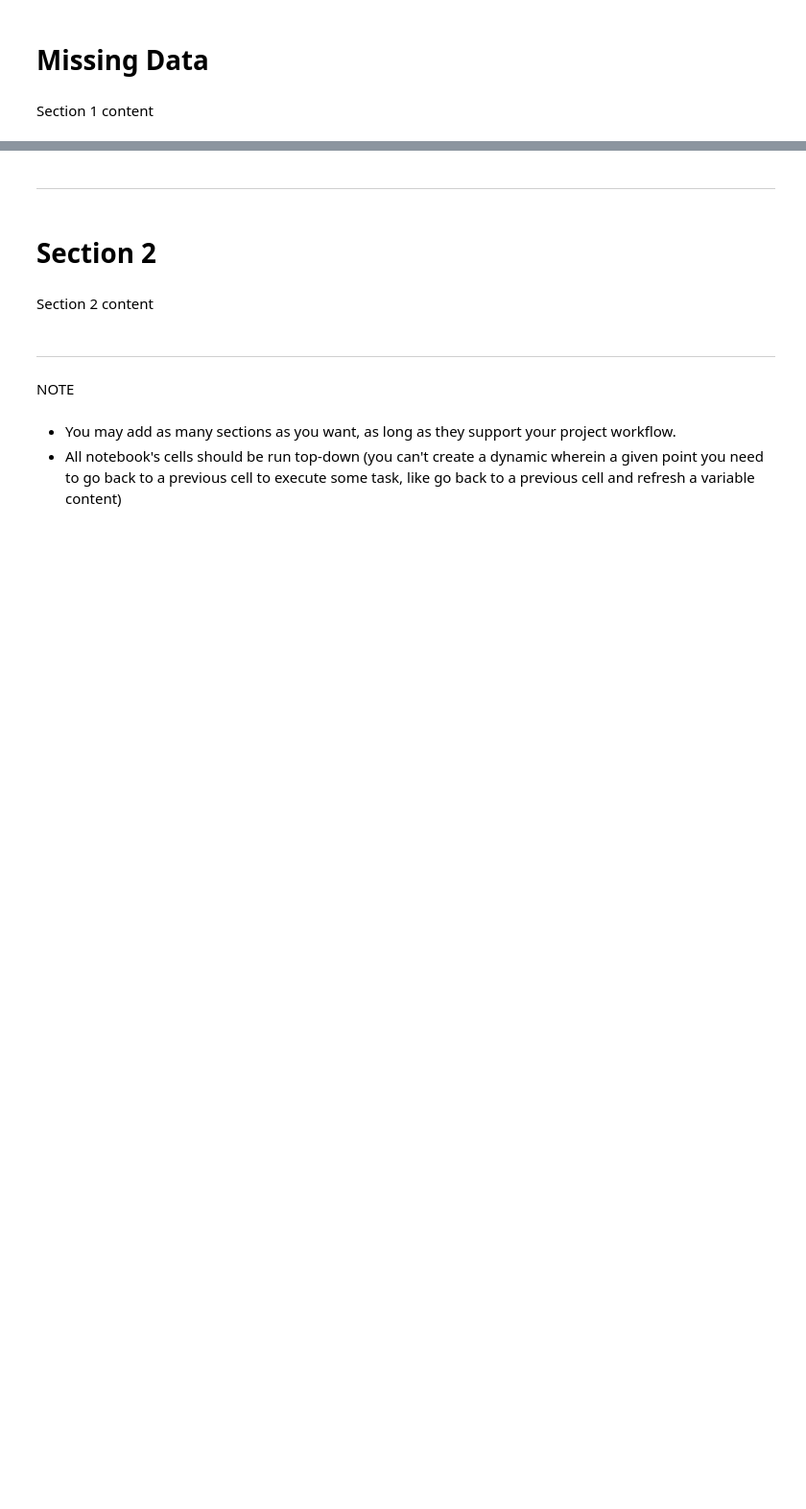
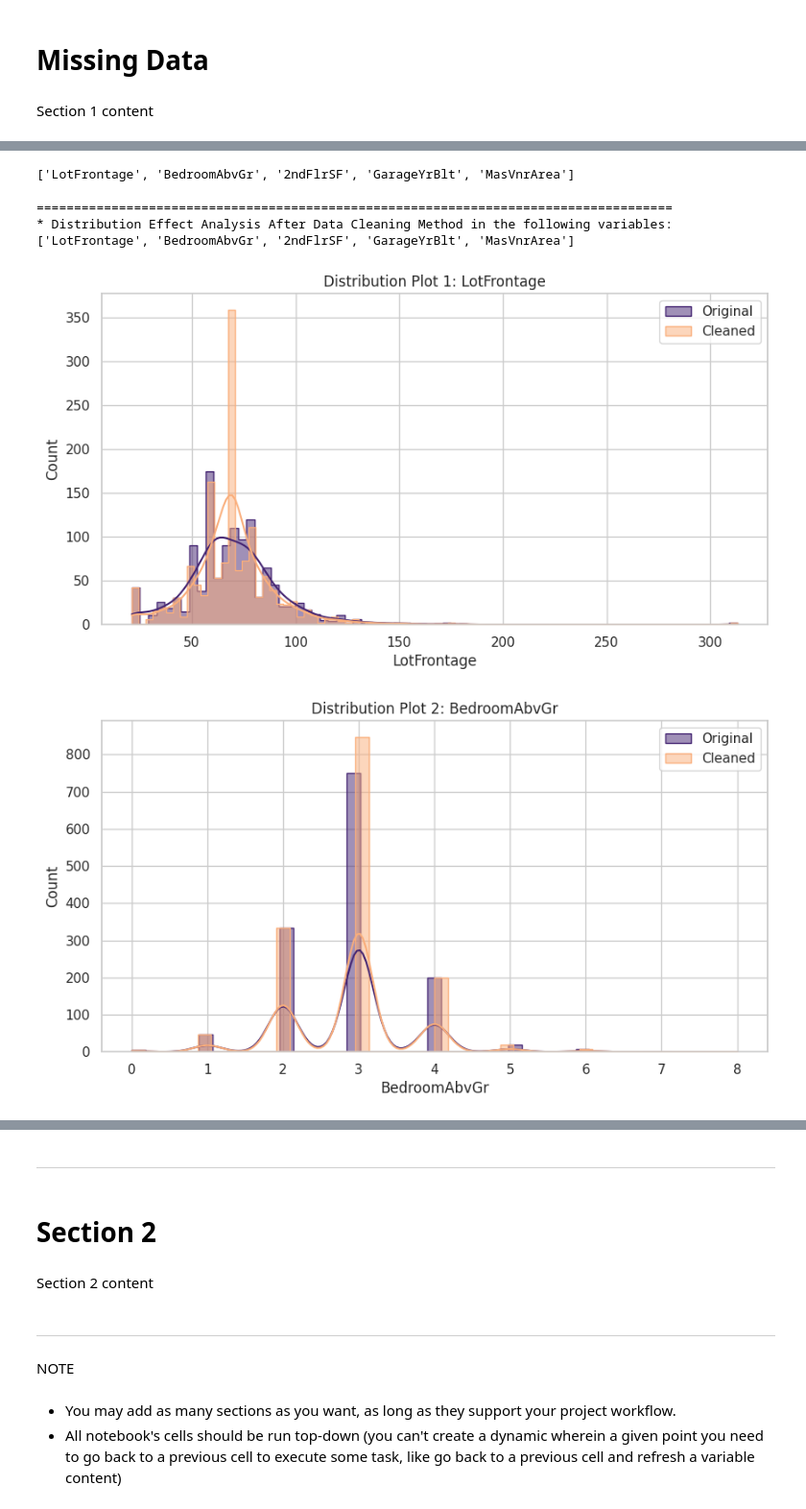
Before and after one commit to JL-14/milestone-project-housing-issues, a Jupyter notebook: jupyter_notebooks/Notebook_2_DataCleaning.ipynb, the cells around one changed output, grey strips where cells are left out. Shown at 96% size. Saved outputs shown, nothing was run; the diff lists cells and outputs as text; code cells hidden in the pictures; blank space fills up the shorter version.

Commit message:
Add data cleaning notebook -Need to investigate replacing categorical missing data

```diff
--- a/jupyter_notebooks/Notebook_2_DataCleaning.ipynb
+++ b/jupyter_notebooks/Notebook_2_DataCleaning.ipynb
@@ -38,0 +104,5 @@ Section 1 content
+# %%
+# Dropping variables with more than 50% missing data -EnclosedPorch and WoodDeckSF
+
+df_houseprices_clean = df_houseprices.copy()
+df_houseprices_clean.head()
@@ -38,0 +117,7 @@ Section 1 content
+# %%
+from feature_engine.selection import DropFeatures
+variables_method = ['EnclosedPorch', 'WoodDeckSF']
+imputer = DropFeatures(features_to_drop = variables_method)
+imputer.fit(df_houseprices_clean)
+df_houseprices_clean = imputer.transform(df_houseprices_clean)
+df_houseprices_clean.head()
@@ -38,0 +158,12 @@ Section 1 content
+# %%
+# Apply Median imputation to numerical variables (LotFrontage, BedroomAboveGr, 2ndFlrSF, GarageYrBlt, MasVnrArea)
+
+from feature_engine.imputation import MeanMedianImputer
+
+variables_method_median = ['LotFrontage', 'BedroomAbvGr', '2ndFlrSF', 'GarageYrBlt', 'MasVnrArea']
+variables_method_median
+# %% [output]
+['LotFrontage', 'BedroomAbvGr', '2ndFlrSF', 'GarageYrBlt', 'MasVnrArea']
+# %%
+imputer_median = MeanMedianImputer(imputation_method='median', variables=variables_method_median)
+df_houseprices_clean = imputer_median.fit_transform(df_houseprices_clean)
@@ -38,0 +217,10 @@ Section 1 content
+# %%
+DataCleaningEffect(df_houseprices_original,
+df_houseprices_cleaned,
+variables_applied_with_method = variables_method_median)
+# %% [output]
+=====================================================================================
+* Distribution Effect Analysis After Data Cleaning Method in the following variables:
+['LotFrontage', 'BedroomAbvGr', '2ndFlrSF', 'GarageYrBlt', 'MasVnrArea']
+[figure, added]
+[figure, added]
```
Also changed, not shown: parts of 21 cells of this notebook.
